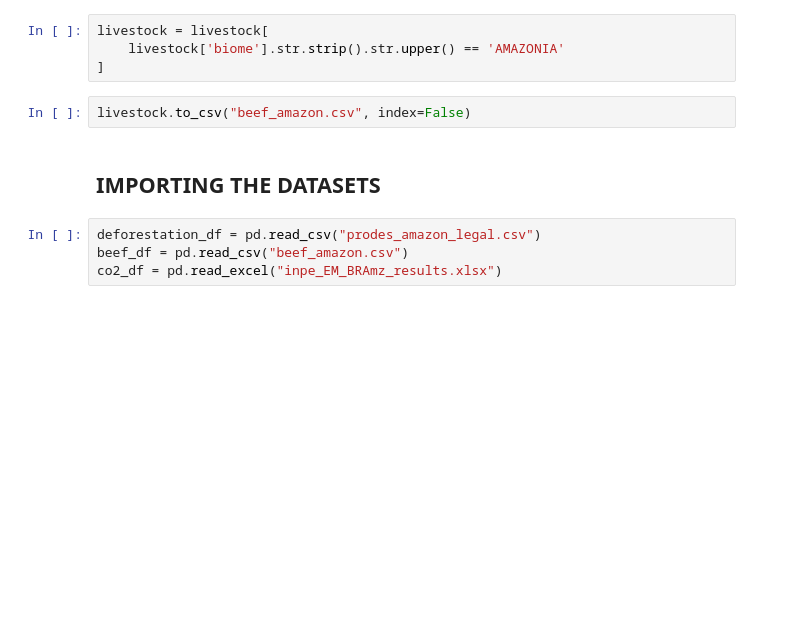
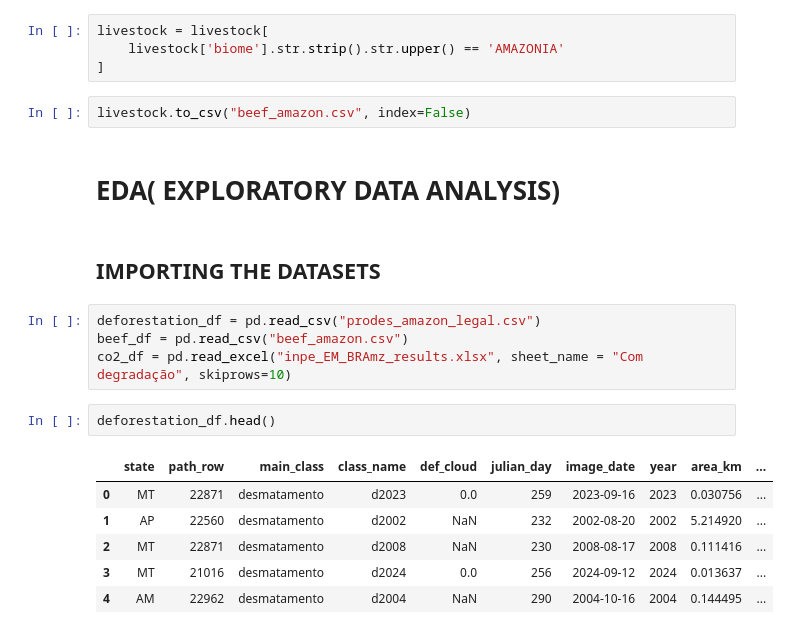
Before and after one commit to 2022171/Capstone_Problem_Solving_for_Industry_Carlos2022171, a Jupyter notebook: CapstoneProject_Carlos2022171(WORK).ipynb, the cells around one changed output. Drawn from its saved outputs; the diff is of its cells as text; blank space fills up the shorter version.

```diff
--- a/CapstoneProject_Carlos2022171(WORK).ipynb
+++ b/CapstoneProject_Carlos2022171(WORK).ipynb
@@ -48,9 +48,20 @@ livestock = livestock[
 ]
 # %%
 livestock.to_csv("beef_amazon.csv", index=False)
+# %% [markdown]
+# EDA( EXPLORATORY DATA ANALYSIS)
 # %% [markdown]
 ## IMPORTING THE DATASETS
 # %%
 deforestation_df = pd.read_csv("prodes_amazon_legal.csv")
 beef_df = pd.read_csv("beef_amazon.csv")
-co2_df = pd.read_excel("inpe_EM_BRAmz_results.xlsx")
+co2_df = pd.read_excel("inpe_EM_BRAmz_results.xlsx", sheet_name = "Com degradação", skiprows=10)
+# %%
+deforestation_df.head()
+# %% [output]
+|  | state | path_row | main_class | class_name | def_cloud | julian_day | image_date | year | area_km | ... |
+| 0 | MT | 22871 | desmatamento | d2023 | 0.0 | 259 | 2023-09-16 | 2023 | 0.030756 | ... |
+| 1 | AP | 22560 | desmatamento | d2002 | NaN | 232 | 2002-08-20 | 2002 | 5.214920 | ... |
+| 2 | MT | 22871 | desmatamento | d2008 | NaN | 230 | 2008-08-17 | 2008 | 0.111416 | ... |
+| 3 | MT | 21016 | desmatamento | d2024 | 0.0 | 256 | 2024-09-12 | 2024 | 0.013637 | ... |
+| 4 | AM | 22962 | desmatamento | d2004 | NaN | 290 | 2004-10-16 | 2004 | 0.144495 | ... |
```
Also changed, not shown: parts of 19 cells of this notebook.
